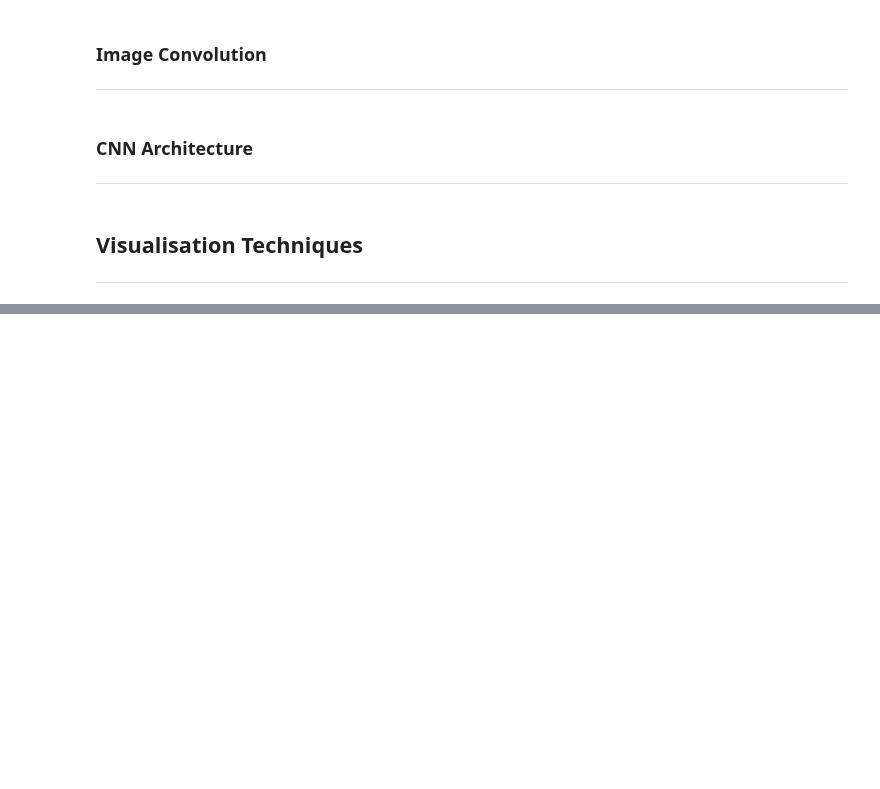
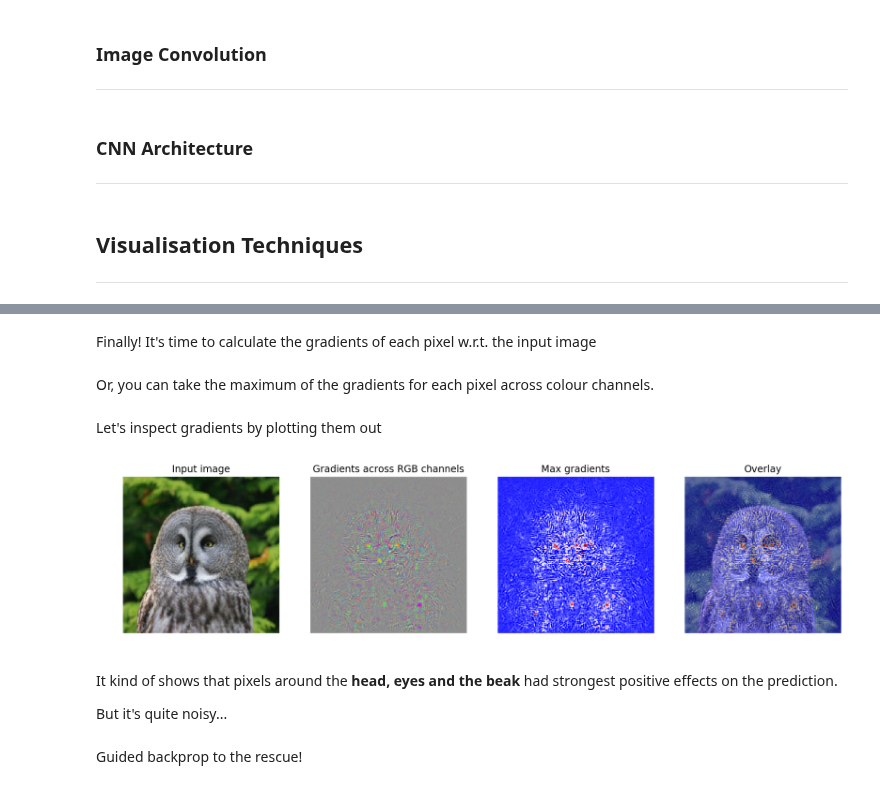
Before and after one commit to MisaOgura/flashtorch, a Jupyter notebook: presentations/hopperx1.ipynb, the cells around one changed output, grey strips where cells are left out. Saved outputs shown, nothing was run; the diff lists cells and outputs as text; code cells hidden in the pictures; blank space fills up the shorter version.

```diff
--- a/presentations/hopperx1.ipynb
+++ b/presentations/hopperx1.ipynb
@@ -83,0 +167,7 @@ Modify the path to this notebook depending on where you're lauching it from.
+# %%
+from flashtorch.utils import ImageNetIndex
+
+imagenet = ImageNetIndex()
+target_class = imagenet['great grey owl']
+
+print(target_class)
@@ -83,0 +184,22 @@ Modify the path to this notebook depending on where you're lauching it from.
+# %% [markdown]
+Finally! It's time to calculate the gradients of each pixel w.r.t. the input image
+# %%
+gradients = backprop.calculate_gradients(input_, target_class)
+# %% [markdown]
+Or, you can take the maximum of the gradients for each pixel across colour channels.
+# %%
+max_gradients = backprop.calculate_gradients(input_, target_class, take_max=True)
+# %% [markdown]
+Let's inspect gradients by plotting them out
+# %%
+from flashtorch.utils import visualize
+
+visualize(input_, gradients, max_gradients)
+# %% [output]
+[figure, added]
+# %% [markdown]
+It kind of shows that pixels around the **head, eyes and the beak** had strongest positive effects on the prediction.
+
+But it's quite noisy...
+# %% [markdown]
+Guided backprop to the rescue!
```
Also changed, not shown: parts of 25 cells of this notebook, 1 other file.
